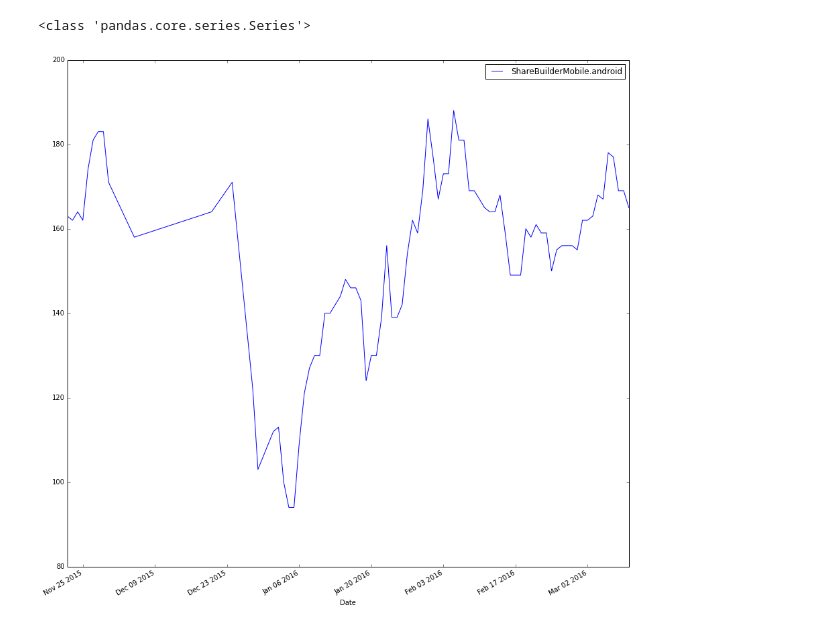
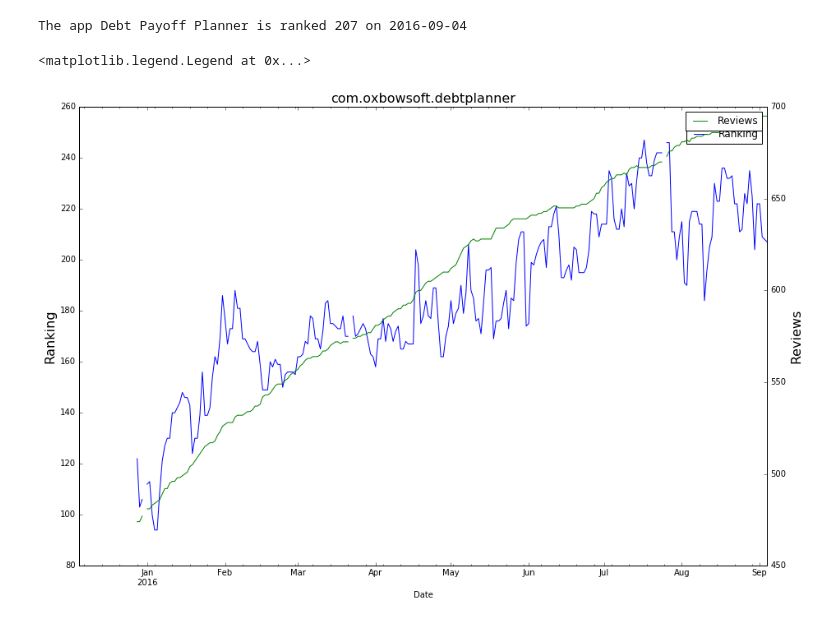
Before and after one commit to idiosyncraticee/PlayScraper, a Jupyter notebook: PlayChart.ipynb, the cells around one changed output. Cells and saved outputs as stored; diff of their text form; code cells hidden in the pictures.

```diff
--- a/PlayChart.ipynb
+++ b/PlayChart.ipynb
@@ -61,18 +58,52 @@ plt.draw()
-# %%
-
-ranking_data = pd.read_json(ranking_json)
-ranking_data = ranking_data.rename(columns = {0:'Date'})
-ranking_data = ranking_data.rename(columns = {1:appid})
-ranking_data['Date'] = ranking_data['Date'].apply(pd.to_datetime)
-print type(ranking_data['Date'])
-ranking_data = ranking_data.set_index('Date')
-# %% [output]
-<class 'pandas.core.series.Series'>
-# %%
-ranking_Data = ranking_data.resample('w', 'sum')
-ranking_data.plot()
-savefig(appid+'.png')
-# %% [output]
-[figure, removed]
+# %%
+appid = "com.oxbowsoft.debtplanner"
+#appid = "com.levelmoney.mobile"
+#appid = "com.parabletechnologysystems.debtpayoffcalculator"
+title = displayer.getTitle(appid)
+(date,rank) = displayer.getRankLatest(appid, 'FINANCE', 'topselling_free')
+print "The app %s is ranked %s on %s" % (title, rank, date)
+ranking_json = displayer.getDailyInfo(appid, 'FINANCE', 'topselling_free')
+
+
+ranking_data = pd.read_json(ranking_json)
+ranking_data = ranking_data.rename(columns = {0:'Date'})
+ranking_data = ranking_data.rename(columns = {1:'Ranking'})
+ranking_data = ranking_data.rename(columns = {2:'Reviews'})
+ranking_data = ranking_data.rename(columns = {3:'Rating'})
+
+ranking_data['Date'] = ranking_data['Date'].apply(pd.to_datetime)
+ranking_data['Reviews'] = ranking_data['Reviews'].convert_objects(convert_numeric=True)
+
+ranking_data = ranking_data.set_index('Date')
+
+
+try:
+    ranking_data=ranking_data.replace(',', '')
+    ranking_data['Reviews'] = ranking_data['Reviews'].str.replace(',', '').convert_objects(convert_numeric=True)
+except:
+    pass
+
+#GET DATA FOR THE WEEK
+ranking_data = ranking_data.resample('d', 'mean')
+
+#PLOTTING
+# create the general figure
+
+ranking_data.Ranking.plot()
+plt.title(appid, fontsize=16)
+#ranking_data.Rating.plot()
+plt.ylabel('Ranking', fontsize=16)
+plt.legend()
+
+ranking_data.Reviews.plot(secondary_y=True, style='g')
+plt.ylabel('Reviews', fontsize=16)
+#ranking_data.Rating.plot(secondary_y=True, style='g')
+#plt.ylabel('Rating', fontsize=16)
+plt.legend()
+#savefig(appid+'.png')
+# %% [output]
+The app Debt Payoff Planner is ranked 207 on 2016-09-04
+<matplotlib.legend.Legend at 0x...>
+[figure, added]
 # %%
 title = displayer.sendEmail(appid)
```
Also changed, not shown: parts of 15 cells of this notebook, 4 other files.
